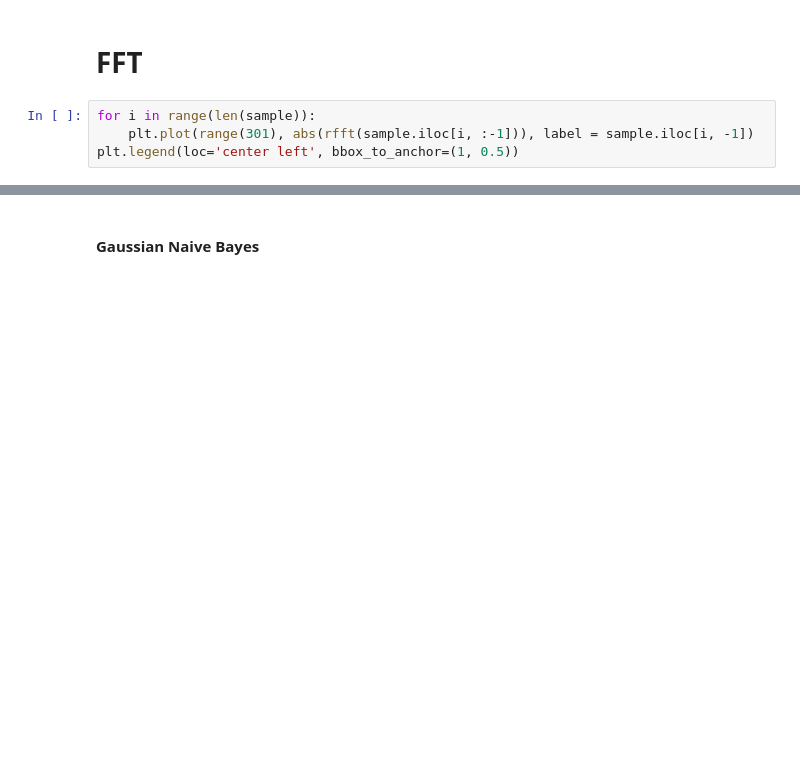
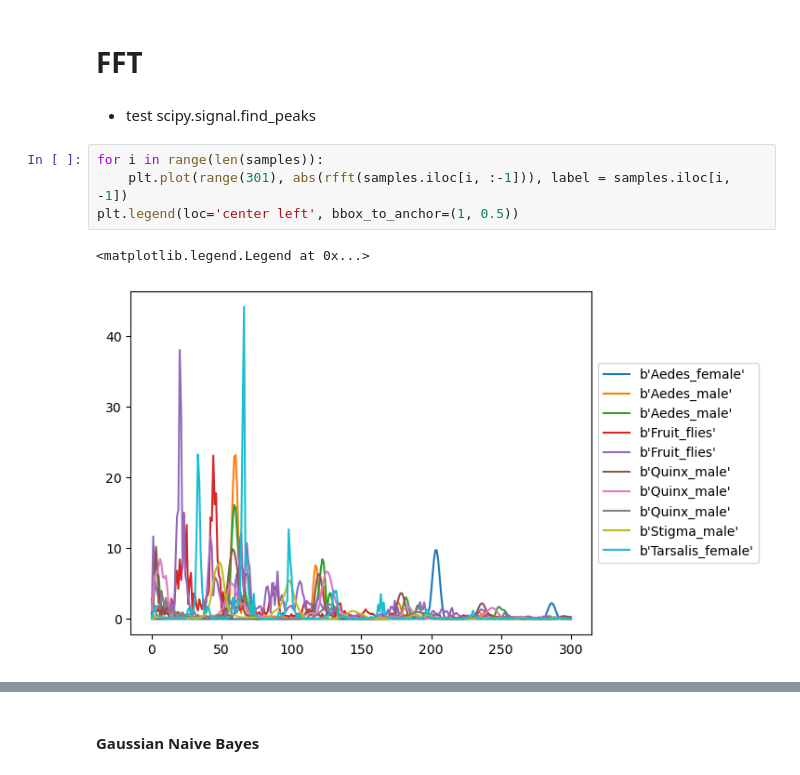
Before and after one commit to KelvinLa/TimeSeriesPrediction_Environmental, a Jupyter notebook: insectsounds.ipynb, the cells around one changed output, grey strips where cells are left out. Cells and saved outputs as stored; diff of their text form; blank space fills up the shorter version.

```diff
--- a/insectsounds.ipynb
+++ b/insectsounds.ipynb
@@ -31,8 +60,13 @@ plt.legend(loc='center left', bbox_to_anchor=(1, 0.5))
 # %% [markdown]
 # FFT
+# %% [markdown]
+- test scipy.signal.find_peaks
 # %%
-for i in range(len(sample)):
-    plt.plot(range(301), abs(rfft(sample.iloc[i, :-1])), label = sample.iloc[i, -1])
+for i in range(len(samples)):
+    plt.plot(range(301), abs(rfft(samples.iloc[i, :-1])), label = samples.iloc[i, -1])
 plt.legend(loc='center left', bbox_to_anchor=(1, 0.5))
+# %% [output]
+<matplotlib.legend.Legend at 0x...>
+[figure, added]
 # %%
 # plot 5 instances of each species
```
Also changed, not shown: parts of 55 cells of this notebook.
